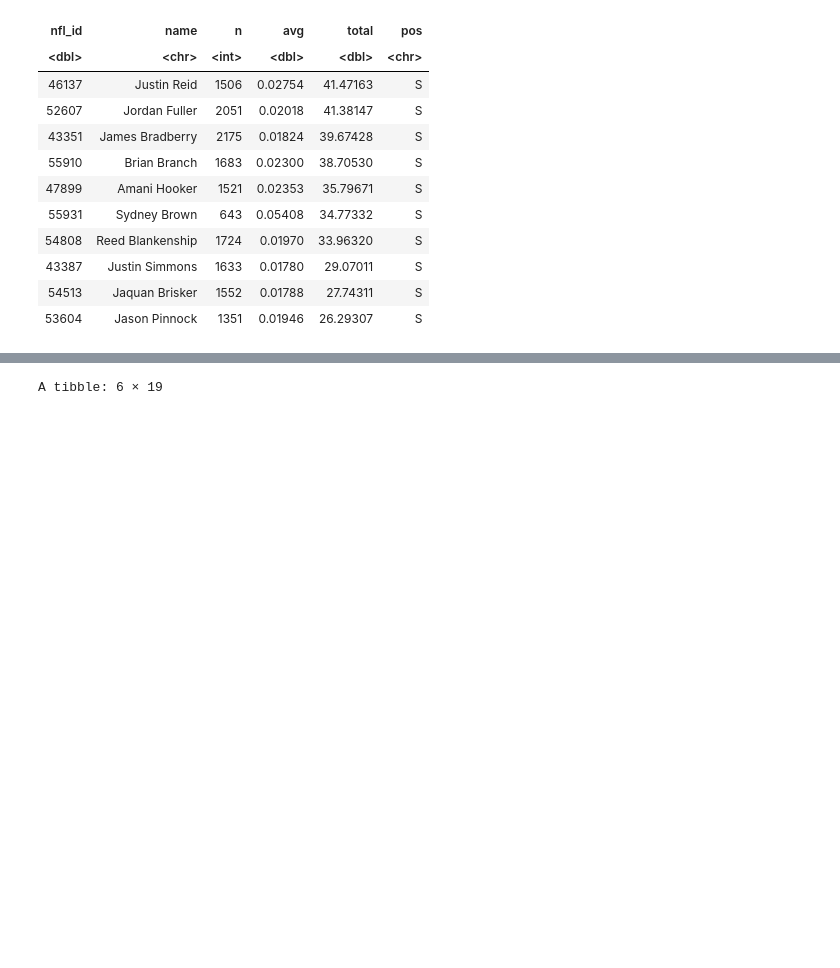
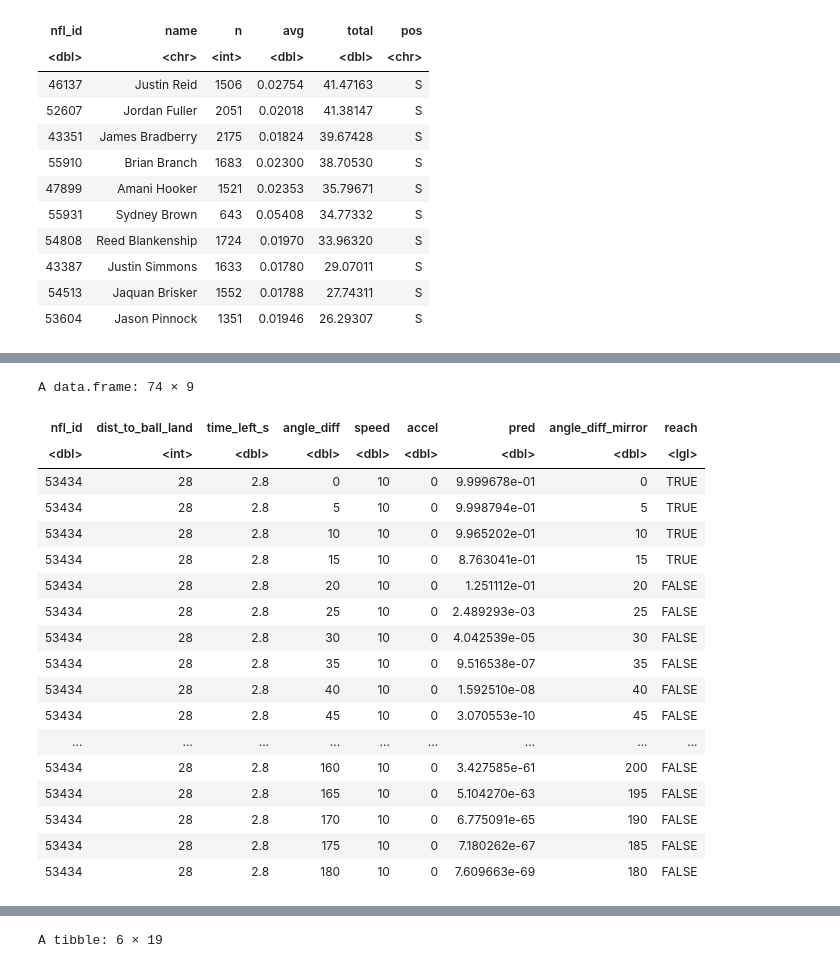
Before and after one commit to MPuram12/BigDataBowl2025, a Jupyter notebook: neural net.ipynb, the cells around one changed output, grey strips where cells are left out. Saved outputs shown, nothing was run; the diff lists cells and outputs as text; code cells hidden in the pictures; blank space fills up the shorter version.

```diff
--- a/neural net.ipynb
+++ b/neural net.ipynb
@@ -417,6 +442,28 @@ A tibble: 10 × 10
 | 41233 | Mike Evans | 120 | 0.0005024913 | -0.076271490 | 0.06029895 | -9.1525788 | 0.07677398 | 9.212878 | WR |
 | 44878 | Ahkello Witherspoon | 152 | 0.0445910783 | -0.013032834 | 6.77784390 | -1.9809908 | 0.05762391 | 8.758835 | CB |
 | 55959 | Michael Wilson | 51 | 0.1151357249 | 0.059797182 | 5.87192197 | 3.0496563 | 0.05533854 | 2.822266 | WR |
+# %%
+test_df_mirrored %>% filter(dist_to_ball_land == 28, time_left_s == 2.8)
+# %% [output]
+A data.frame: 74 × 9
+| nfl_id | dist_to_ball_land | time_left_s | angle_diff | speed | accel | pred | angle_diff_mirror | reach |
+| <dbl> | <int> | <dbl> | <dbl> | <dbl> | <dbl> | <dbl> | <dbl> | <lgl> |
+| 53434 | 28 | 2.8 | 0 | 10 | 0 | 9.999678e-01 | 0 | TRUE |
+| 53434 | 28 | 2.8 | 5 | 10 | 0 | 9.998794e-01 | 5 | TRUE |
+| 53434 | 28 | 2.8 | 10 | 10 | 0 | 9.965202e-01 | 10 | TRUE |
+| 53434 | 28 | 2.8 | 15 | 10 | 0 | 8.763041e-01 | 15 | TRUE |
+| 53434 | 28 | 2.8 | 20 | 10 | 0 | 1.251112e-01 | 20 | FALSE |
+| 53434 | 28 | 2.8 | 25 | 10 | 0 | 2.489293e-03 | 25 | FALSE |
+| 53434 | 28 | 2.8 | 30 | 10 | 0 | 4.042539e-05 | 30 | FALSE |
+| 53434 | 28 | 2.8 | 35 | 10 | 0 | 9.516538e-07 | 35 | FALSE |
+| 53434 | 28 | 2.8 | 40 | 10 | 0 | 1.592510e-08 | 40 | FALSE |
+| 53434 | 28 | 2.8 | 45 | 10 | 0 | 3.070553e-10 | 45 | FALSE |
+| ... | ... | ... | ... | ... | ... | ... | ... | ... |
+| 53434 | 28 | 2.8 | 160 | 10 | 0 | 3.427585e-61 | 200 | FALSE |
+| 53434 | 28 | 2.8 | 165 | 10 | 0 | 5.104270e-63 | 195 | FALSE |
+| 53434 | 28 | 2.8 | 170 | 10 | 0 | 6.775091e-65 | 190 | FALSE |
+| 53434 | 28 | 2.8 | 175 | 10 | 0 | 7.180262e-67 | 185 | FALSE |
+| 53434 | 28 | 2.8 | 180 | 10 | 0 | 7.609663e-69 | 180 | FALSE |
 # %%
 test_df <- expand.grid(
   nfl_id = 53434, # 54508 for wandale robinson, 44881 for cooper kupp, 53434 jamarr chase
```
Also changed, not shown: parts of 9 cells of this notebook, 4 other files.
